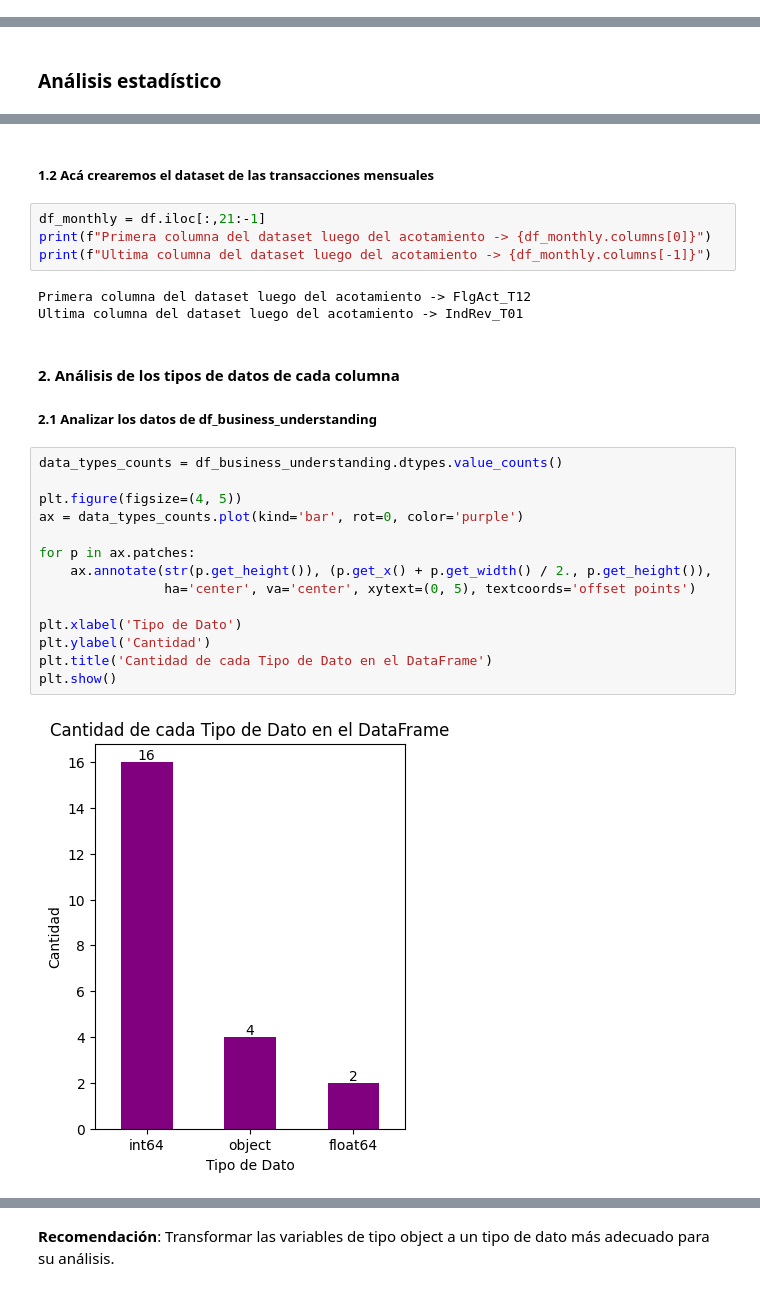
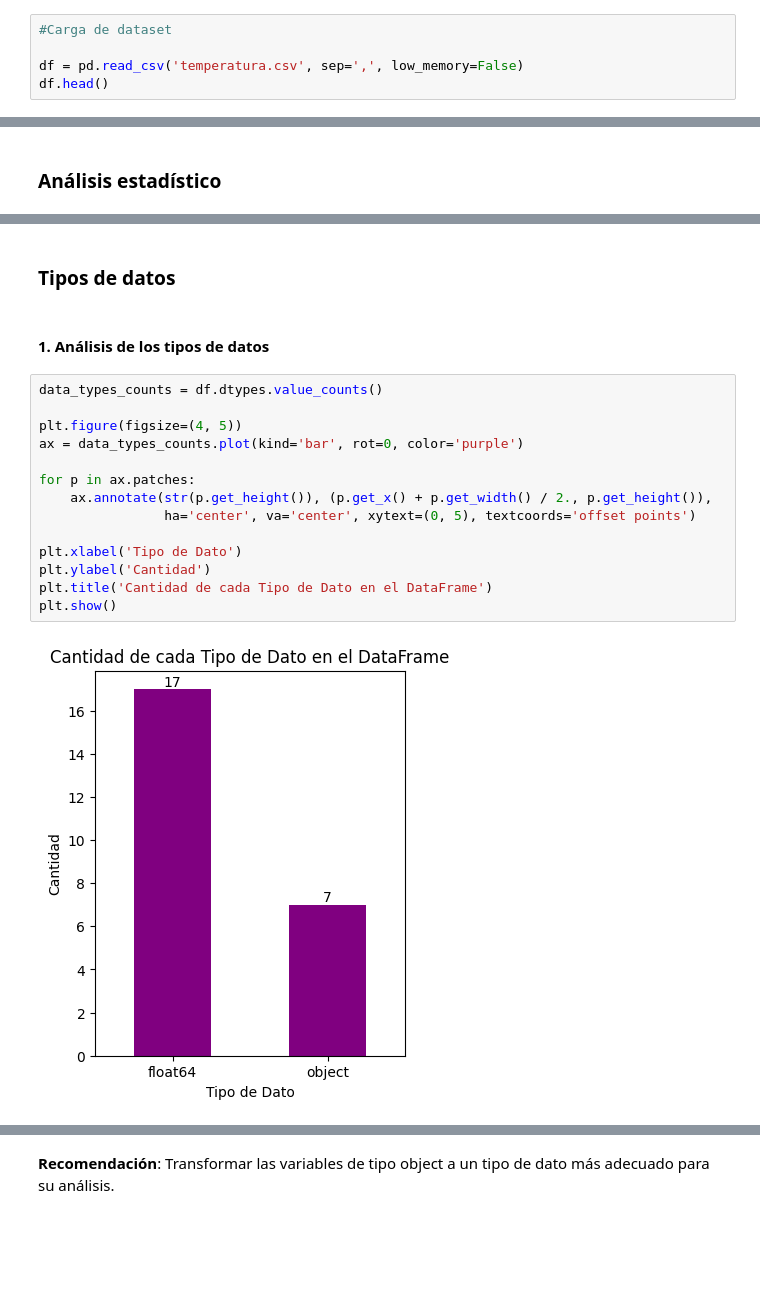
Before and after one commit to The-Shield-Team/mineria_team_barras, a Jupyter notebook: index.ipynb, the cells around one changed output, grey strips where cells are left out. Saved outputs shown, nothing was run; the diff lists cells and outputs as text; blank space fills up the shorter version.

```diff
--- a/index.ipynb
+++ b/index.ipynb
@@ -98,0 +79,5 @@ df.head()
+# %%
+#Carga de dataset
+
+df = pd.read_csv('temperatura.csv', sep=',', low_memory=False)
+df.head()
@@ -151,29 +137,20 @@ print(f"Última columna del dataset luego de la concatenación -> {df_business_u
-# %% [markdown]
-##### 1.2 Acá crearemos el dataset de las transacciones mensuales
-# %%
-df_monthly = df.iloc[:,21:-1]
-print(f"Primera columna del dataset luego del acotamiento -> {df_monthly.columns[0]}")
-print(f"Ultima columna del dataset luego del acotamiento -> {df_monthly.columns[-1]}")
-# %% [output]
-Primera columna del dataset luego del acotamiento -> FlgAct_T12
-Ultima columna del dataset luego del acotamiento -> IndRev_T01
+# %% [markdown]
+### Tipos de datos
 # %% [markdown]
-#### 2. Análisis de los tipos de datos de cada columna
-
-##### 2.1 Analizar los datos de df_business_understanding
+#### 1. Análisis de los tipos de datos
 # %%
-data_types_counts = df_business_understanding.dtypes.value_counts()
+data_types_counts = df.dtypes.value_counts()
 
 plt.figure(figsize=(4, 5))
 ax = data_types_counts.plot(kind='bar', rot=0, color='purple')
 
 for p in ax.patches:
     ax.annotate(str(p.get_height()), (p.get_x() + p.get_width() / 2., p.get_height()),
                 ha='center', va='center', xytext=(0, 5), textcoords='offset points')
 
 plt.xlabel('Tipo de Dato')
 plt.ylabel('Cantidad')
 plt.title('Cantidad de cada Tipo de Dato en el DataFrame')
 plt.show()
 # %% [output]
-[figure, old version]
+[figure, new version]
```
Also changed, not shown: parts of 242 cells of this notebook, 1 other file.
